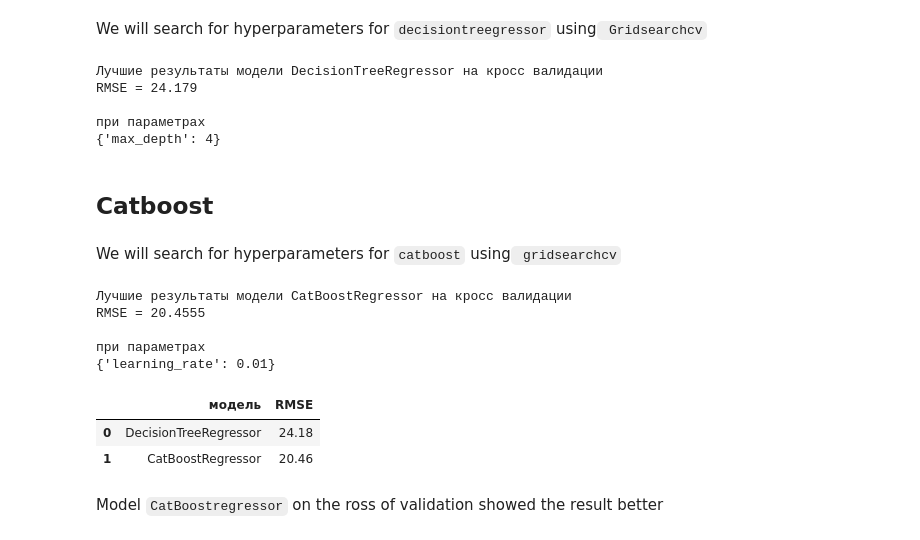
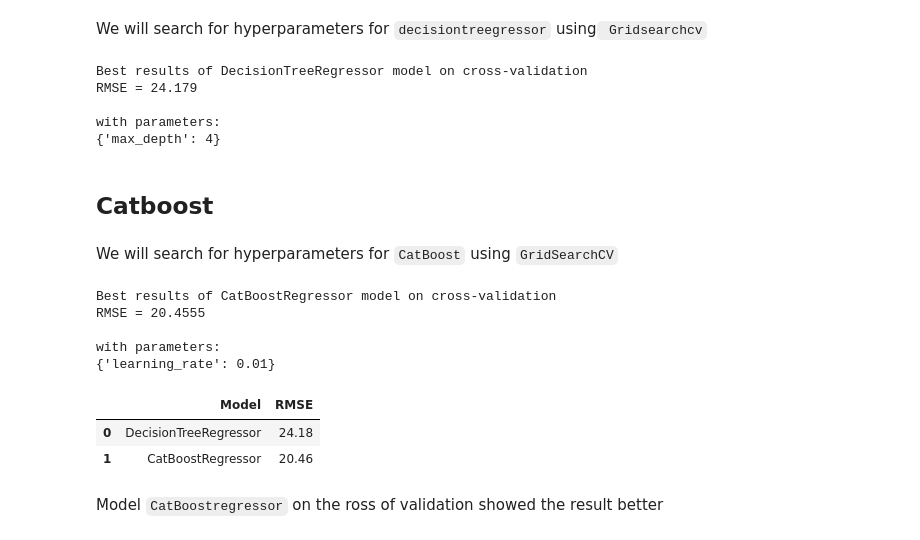
Before and after one commit to PSImera/Yandex.practicum.ds, a Jupyter notebook: project_sprint_15_taxi/taxi_ENG.ipynb, the cells around one changed output. Drawn from its saved outputs; the diff is of its cells as text; code cells hidden in the pictures.

```diff
--- a/project_sprint_15_taxi/taxi_ENG.ipynb
+++ b/project_sprint_15_taxi/taxi_ENG.ipynb
@@ -191,21 +185,21 @@ dt_gsearch.fit(X_train, y_train)
 
 dt_rmse = round(abs(dt_gsearch.best_score_)**0.5, 4)
 
-print('Лучшие результаты модели DecisionTreeRegressor на кросс валидации')
+print('Best results of DecisionTreeRegressor model on cross-validation')
 print('RMSE =', dt_rmse)
 print()
-print('при параметрах')
+print('with parameters:')
 print(dt_gsearch.best_params_)
 # %% [output]
-Лучшие результаты модели DecisionTreeRegressor на кросс валидации
+Best results of DecisionTreeRegressor model on cross-validation
 RMSE = 24.179
 
-при параметрах
+with parameters:
 {'max_depth': 4}
 # %% [markdown]
 ## Catboost
 # %% [markdown]
-We will search for hyperparameters for `catboost` using` gridsearchcv`
+We will search for hyperparameters for `CatBoost` using `GridSearchCV`
 # %%
 cb_params = {'learning_rate':[0.01,0.02,0.03,0.06,0.1,0.2,0.3]}
 cb_model = CatBoostRegressor(verbose=False,
@@ -216,23 +210,23 @@ cb_gsearch.fit(X_train, y_train)
 
 cb_rmse = round(abs(cb_gsearch.best_score_)**0.5, 4)
 
-print('Лучшие результаты модели CatBoostRegressor на кросс валидации')
+print('Best results of CatBoostRegressor model on cross-validation')
 print('RMSE =', cb_rmse)
 print()
-print('при параметрах')
+print('with parameters:')
 print(cb_gsearch.best_params_)
 # %% [output]
-Лучшие результаты модели CatBoostRegressor на кросс валидации
+Best results of CatBoostRegressor model on cross-validation
 RMSE = 20.4555
 
-при параметрах
+with parameters:
 {'learning_rate': 0.01}
 # %%
-comparison = pd.DataFrame({'модель': ['DecisionTreeRegressor','CatBoostRegressor'],
+comparison = pd.DataFrame({'Model': ['DecisionTreeRegressor','CatBoostRegressor'],
                            'RMSE':[dt_rmse, cb_rmse]})
 comparison
 # %% [output]
-|  | модель | RMSE |
+|  | Model | RMSE |
 | 0 | DecisionTreeRegressor | 24.18 |
 | 1 | CatBoostRegressor | 20.46 |
 # %% [markdown]
```
Also changed, not shown: parts of 12 cells of this notebook, 6 other files.
